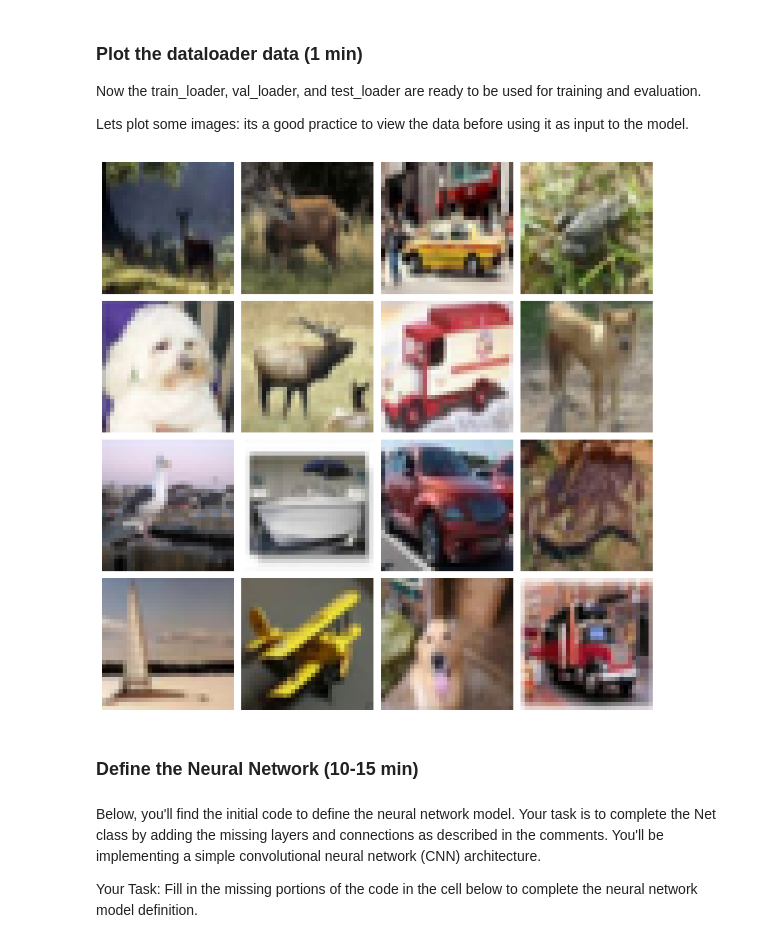
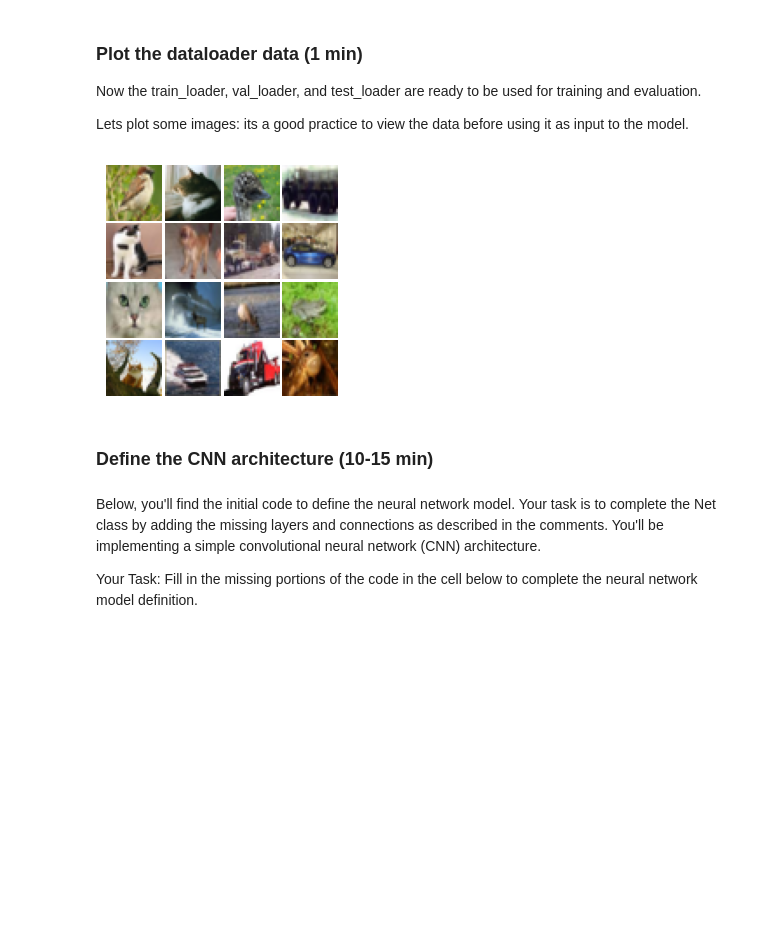
Before and after one commit to albarqounilab/EEDA-Autumn-School, a Jupyter notebook: 3. CNNs/CNNs_solution.ipynb, the cells around one changed output. Saved outputs shown, nothing was run; the diff lists cells and outputs as text; code cells hidden in the pictures; blank space fills up the shorter version.

```diff
--- a/3. CNNs/CNNs_solution.ipynb
+++ b/3. CNNs/CNNs_solution.ipynb
@@ -141,7 +145,7 @@ optimizer = torch.optim.SGD(model.parameters(), lr=0.1)
 Now, we will train our model for a certain number of epochs (which is defined by the model having trained on every data point exactly once), monitoring the training loss. The model will learn to classify the hand-written digits from the training data.
 # %%
 # Number of epochs to train the model
-n_epochs = 10
+n_epochs = 5
 
 model.train()  # Prep model for training
 
@@ -353,7 +352,7 @@ criterion = nn.CrossEntropyLoss()
 optimizer = optim.Adam(improved_model.parameters(), lr=0.001)
 
 # Number of epochs to train the model
-n_epochs = 10
+n_epochs = 5
 valid_loss_min = np.Inf
 
 # Implement validation scheme
@@ -548,33 +547,33 @@ Lets plot some images: its a good practice to view the data before using it as i
 # %%
 def plot_batch_images(data_loader, grid_size=(5, 5)):
     # Get a random batch of data
     batch_images, _ = next(iter(data_loader))
 
     # Denormalize the images
     mean = np.array([0.5, 0.5, 0.5])
     std = np.array([0.5, 0.5, 0.5])
     denormalized_images = batch_images.cpu().numpy() * std[:, None, None] + mean[:, None, None]
     denormalized_images = np.clip(denormalized_images, 0, 1)  # Clip values to [0, 1]
 
     # Create a grid of images
     num_rows, num_cols = grid_size
-    fig, axes = plt.subplots(num_rows, num_cols, figsize=(12, 12))
+    fig, axes = plt.subplots(num_rows, num_cols, figsize=(3, 3))
 
     for i in range(num_rows):
         for j in range(num_cols):
             image = denormalized_images[i * num_cols + j].transpose(1, 2, 0)
             axes[i, j].imshow(image)
             axes[i, j].axis('off')
 
     plt.subplots_adjust(wspace=0.05, hspace=0.05)
     plt.show()
 
 # Call the function to plot random images from the train_loader in a 5x5 grid
 plot_batch_images(train_loader, (4,4))
 # %% [output]
-[figure, old version]
+[figure, new version]
 # %% [markdown]
-### Define the Neural Network (10-15 min)
+### Define the CNN architecture (10-15 min)
 # %% [markdown]
 Below, you'll find the initial code to define the neural network model. Your task is to complete the Net class by adding the missing layers and connections as described in the comments. You'll be implementing a simple convolutional neural network (CNN) architecture.
 
```
Also changed, not shown: parts of 25 cells of this notebook, 4 other files.
